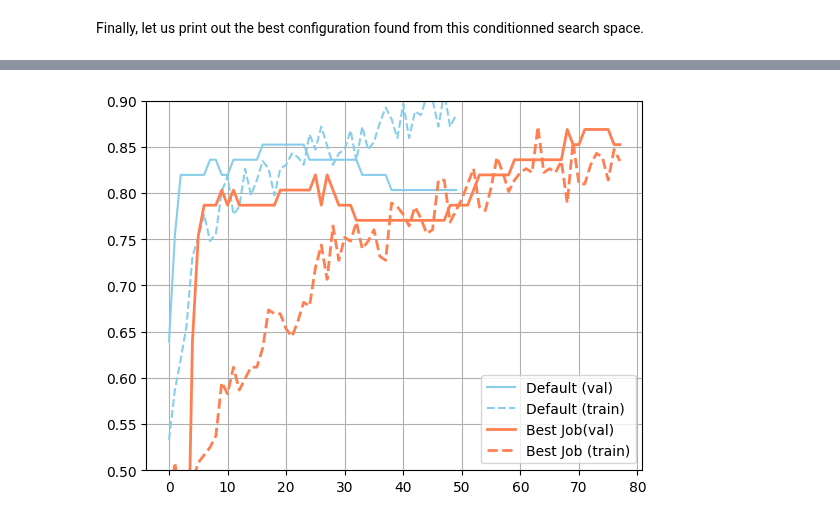
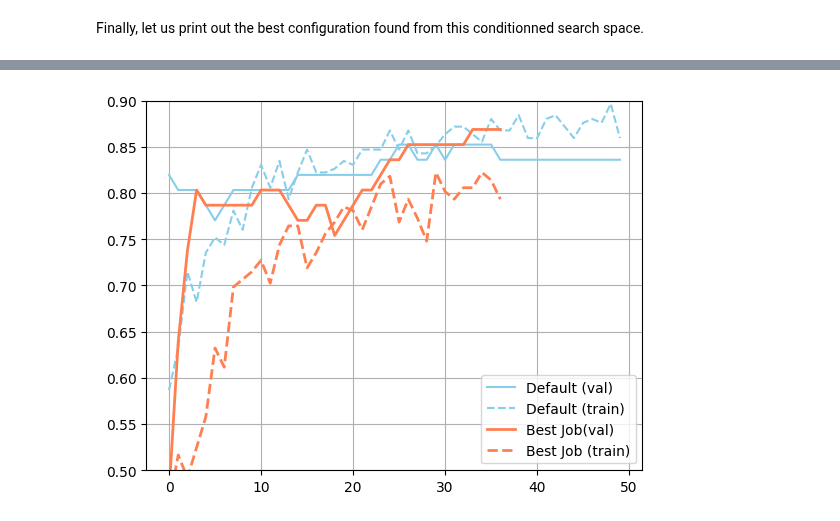
Before and after one commit to deephyper/tutorials, a Jupyter notebook: tutorials/colab/HPS_basic_classification_with_tabular_data/notebook.ipynb, the cells around one changed output, grey strips where cells are left out. Cells and saved outputs as stored; diff of their text form; code cells hidden in the pictures.

Commit message:
updating tutorial hpo with tabular data keras

```diff
--- a/tutorials/colab/HPS_basic_classification_with_tabular_data/notebook.ipynb
+++ b/tutorials/colab/HPS_basic_classification_with_tabular_data/notebook.ipynb
@@ -889,9 +922,20 @@ def run_with_condition(config: dict):
     optimizer = tfk.optimizers.Adam(learning_rate=config["learning_rate"])
     model.compile(optimizer, "binary_crossentropy", metrics=["accuracy"])
 
-    history = model.fit(
-        train_ds, epochs=config["num_epochs"], validation_data=val_ds, verbose=0
-    )
+    try:
+        history = model.fit(
+            train_ds, epochs=config["num_epochs"], validation_data=val_ds, verbose=0
+        )
+    except:
+        class History:
+            history = {
+                "accuracy": None,
+                "val_accuracy": ["F_fit"],
+                "loss": None,
+                "val_loss": None,
+            }
+
+        history = History()
 
     objective = history.history["val_accuracy"][-1]
     metadata = {
@@ -958,5 +1002,11 @@ We create a new evaluator `evaluator_3` and start a fresh CBO search with this n
 # %%
 evaluator_3 = get_evaluator(run_with_condition)
 
-search_with_condition = CBO(problem_with_condition, evaluator_3)
+search_with_condition = CBO(
+    problem_with_condition,
+    evaluator_3,
+    acq_func="UCBd",
+    acq_optimizer="mixedga",
+    acq_optimizer_freq=1,
+)
 # %% [output]
@@ -965,5 +1014,5 @@ Created new evaluator with 1 worker and config: {'num_cpus': 1, 'num_cpus_per_ta
 # %%
-results_with_condition = search_with_condition.search(max_evals=25)
+results_with_condition = search_with_condition.search(max_evals=50)
 # %%
 results_with_condition
 # %% [output]
@@ -987,13 +1036,16 @@ results_with_condition
 # %% [markdown]
 Finally, let us print out the best configuration found from this conditionned search space.
 # %%
-i_max = results_with_condition.objective.argmax()
-best_job = results_with_condition.iloc[i_max].to_dict()
+from deephyper.analysis.hpo import filter_failed_objectives
+
+results_with_condition_without_failure, _ = filter_failed_objectives(results_with_condition)
+i_max = results_with_condition_without_failure.objective.argmax()
+best_job = results_with_condition_without_failure.iloc[i_max].to_dict()
 
 
 print(f"The default configuration has an accuracy of {objective_default:.3f}. \n"
-      f"The best configuration found by DeepHyper has an accuracy {results_with_condition['objective'].iloc[i_max]:.3f}, \n"
-      f"discovered after {results_with_condition['m:timestamp_gather'].iloc[i_max]:.2f} secondes of search.\n")
+      f"The best configuration found by DeepHyper has an accuracy {results_with_condition_without_failure['objective'].iloc[i_max]:.3f}, \n"
+      f"discovered after {results_with_condition_without_failure['m:timestamp_gather'].iloc[i_max]:.2f} secondes of search.\n")
 
 best_job
 # %% [output]
@@ -1022,14 +1075,12 @@ discovered after 51.40 secondes of search.
 # %%
-import matplotlib.pyplot as plt
-
-plt.figure()
+lt.figure()
 plt.plot(json.loads(metadata_default["val_accuracy"]), color="skyblue", label="Default (val)")
 plt.plot(json.loads(metadata_default["accuracy"]), color="skyblue", linestyle="--", label="Default (train)")
 plt.plot(json.loads(best_job["m:val_accuracy"]), color="coral", linewidth=2, label="Best Job(val)")
 plt.plot(json.loads(best_job["m:accuracy"]), color="coral", linestyle="--", linewidth=2, label="Best Job (train)")
 plt.legend()
 plt.ylim(0.5, 0.9)
 plt.grid()
 plt.show()
 # %% [output]
-[figure, old version]
+[figure, new version]
```
Also changed, not shown: parts of 17 cells of this notebook.
